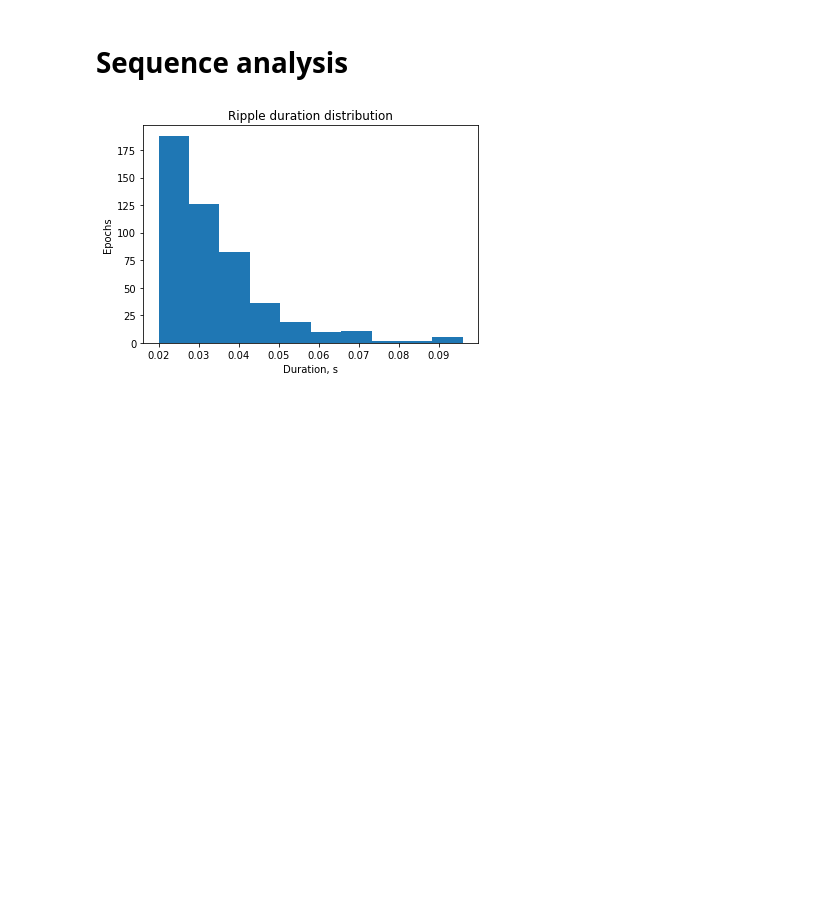
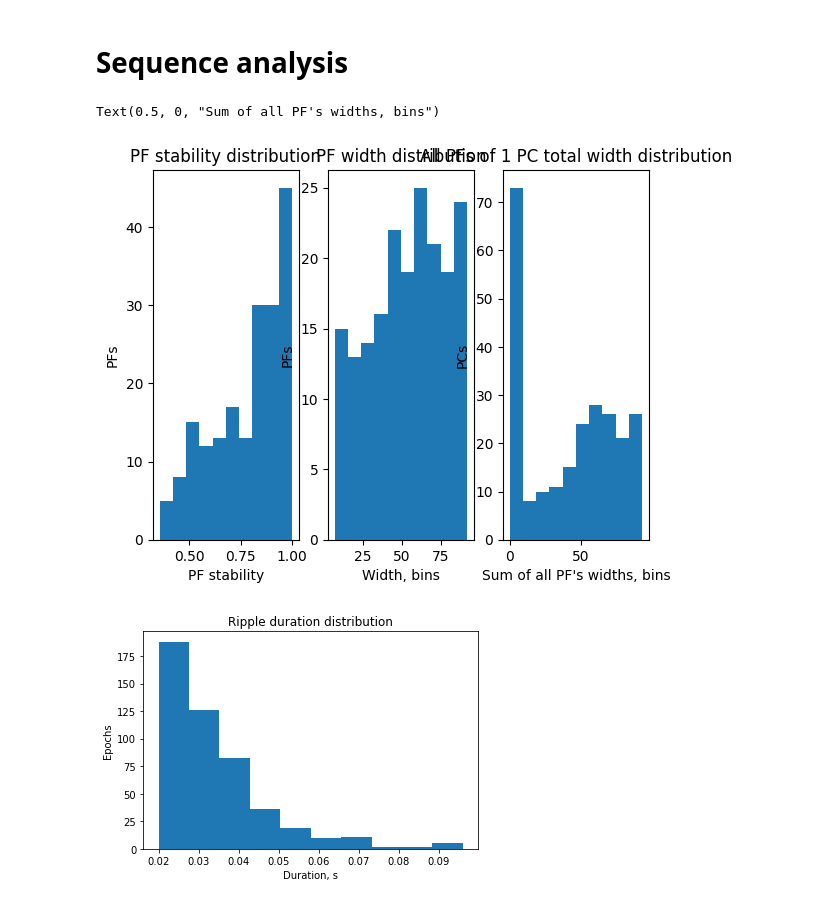
Before and after one commit to vsotskov89/SeqAn, a Jupyter notebook: Sequence_Analysis.ipynb, the cells around one changed output. Cells and saved outputs as stored; diff of their text form; code cells hidden in the pictures; blank space fills up the shorter version.

Commit message:
Distribution plotting added

```diff
--- a/Sequence_Analysis.ipynb
+++ b/Sequence_Analysis.ipynb
@@ -25,23 +23,54 @@ awake_mat = loadmat()
 # %%
+#Plot some distributions and
 #calculate c.o.m. of all valid place fields for each neuron in each direction
-nNeurons = pf_mat['Neurons']['PFs'][0, 0].shape[0]
-pfcm = []
-pfdistrib = []
+
+pfcm = []  #2xnNeurons array of place field centers of mass for both directions for each neuron
+pfdistrib = []   #2xnNeurons array of activity distributions across track for both directions for each neuron
+stab_distrib = []    #list of stabilitiy values for all valid PFs of all neurons in both directions
+width_distrib = []   #list of place field widths for all valid PFs of all neurons in both directions
+tot_width_distrib = []   #list of sums of all place fields of 1 place cell widths for all valid PFs of all neurons in both directions
 for i_dir in range(2):
     pfcm_dir = []
     pfdistrib_dir = []
     for i_neur in range(nNeurons):
         pfs = pf_mat['Neurons']['PFs'][0, 0][i_neur, 0][i_dir]
         ispcs = pf_mat['Neurons']['isPC'][0, 0][i_neur, 0][i_dir]
+        stabs = pf_mat['Neurons']['Stab'][0, 0][i_neur][0][i_dir]
         distr = pf_mat['Neurons']['NormedSummedPlaceActivity'][0,0][0,i_neur][i_dir][0]
         neur = []
-        for pf, ispc in zip(pfs, ispcs):
-            if ispc[0][0][0]:
+        tot_width = 0
+        for pf, ispc, stab in zip(pfs, ispcs, stabs):  #loop for all PFs of a neuron i_neur in direction i_dir
+            if ispc[0][0][0]:   #here shold be a check for thresholds
                 neur += pf[0][0].tolist()
+                stab_distrib.append(stab[0][0][0])
+                width_distrib.append(len(pf[0][0]))
+                tot_width += len(pf[0][0])
         pfcm_dir.append(np.mean(neur))
         pfdistrib_dir.append(distr)
+        tot_width_distrib.append(tot_width)
     pfcm.append(pfcm_dir)
     pfdistrib.append(pfdistrib_dir)
+# %%
+#plot distributions of SNR, neuronal area, total PF width for all neurons and repeatability + PF width for all PFs
+fig, axes = plt.subplots(1,3)
+
+axes[0].hist(stab_distrib)
+axes[0].set_title('PF stability distribution')
+axes[0].set_ylabel('PFs')
+axes[0].set_xlabel('PF stability')
+
+axes[1].hist(width_distrib)
+axes[1].set_title('PF width distribution')
+axes[1].set_ylabel('PFs')
+axes[1].set_xlabel('Width, bins')
+
+axes[2].hist(tot_width_distrib)
+axes[2].set_title('All PFs of 1 PC total width distribution')
+axes[2].set_ylabel('PCs')
+axes[2].set_xlabel("Sum of all PF's widths, bins")
+# %% [output]
+Text(0.5, 0, "Sum of all PF's widths, bins")
+[figure, added]
 # %%
 durs = [rip[2] - rip[0] for rip in mat['ripples']]
 ax = plt.subplot()
```
Also changed, not shown: parts of 2 cells of this notebook.
